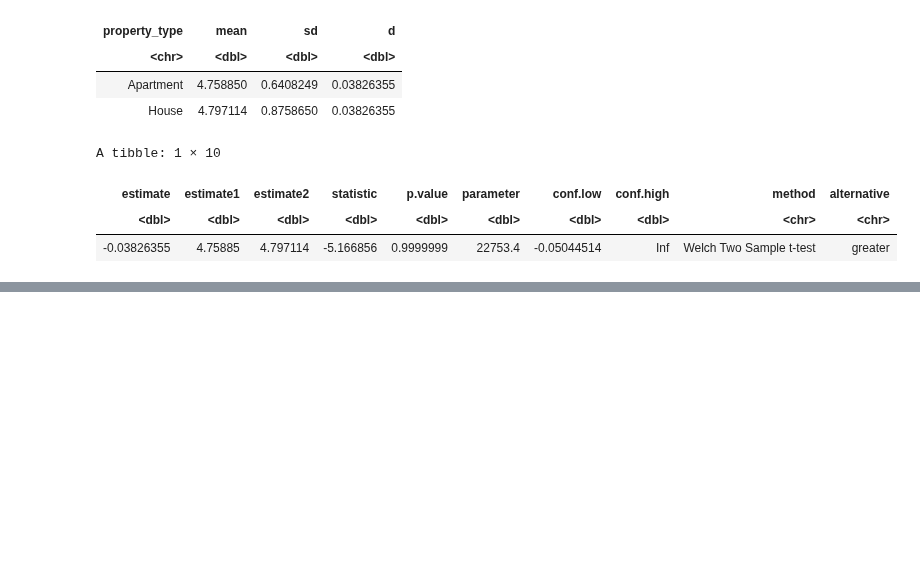
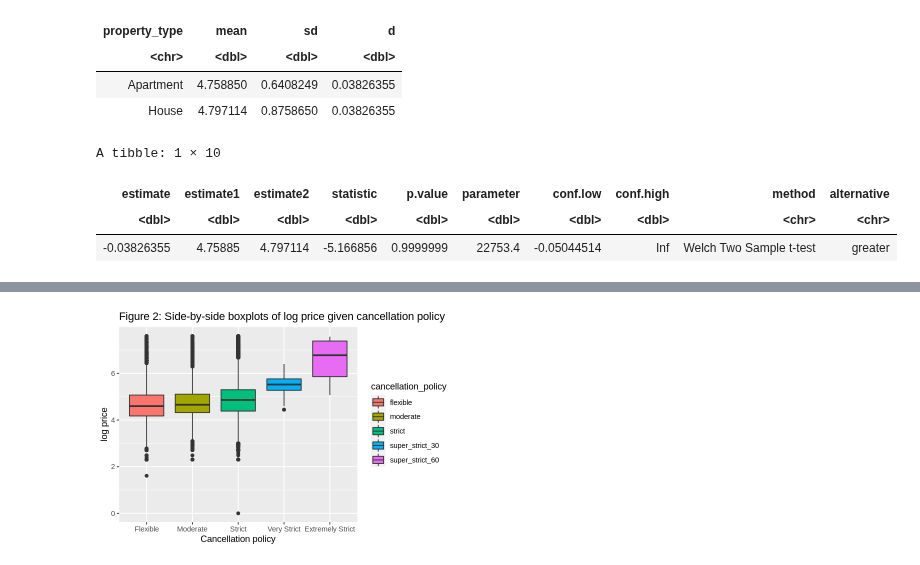
Before and after one commit to takumihoriba/stat201-project, a Jupyter notebook: proposal_final.ipynb, the cells around one changed output, grey strips where cells are left out. Saved outputs shown, nothing was run; the diff lists cells and outputs as text; code cells hidden in the pictures; blank space fills up the shorter version.

```diff
--- a/proposal_final.ipynb
+++ b/proposal_final.ipynb
@@ -200,0 +168,11 @@ A tibble: 1 × 10
+# %%
+# COmparison of mean log prices given cancellation policy
+options(repr.plot.width = 6, repr.plot.height = 4)
+bp <- Airbnb |>
+    ggplot(aes(x = cancellation_policy, y = log_price, fill = cancellation_policy)) +
+    geom_boxplot() +
+    scale_x_discrete(labels = c("Flexible", "Moderate", "Strict", "Very Strict", "Extremely Strict"))+
+    labs(title = "Figure 2: Side-by-side boxplots of log price given cancellation policy", x = "Cancellation policy", y = "log price")
+bp
+# %% [output]
+[figure, added]
```
Also changed, not shown: parts of 15 cells of this notebook.
